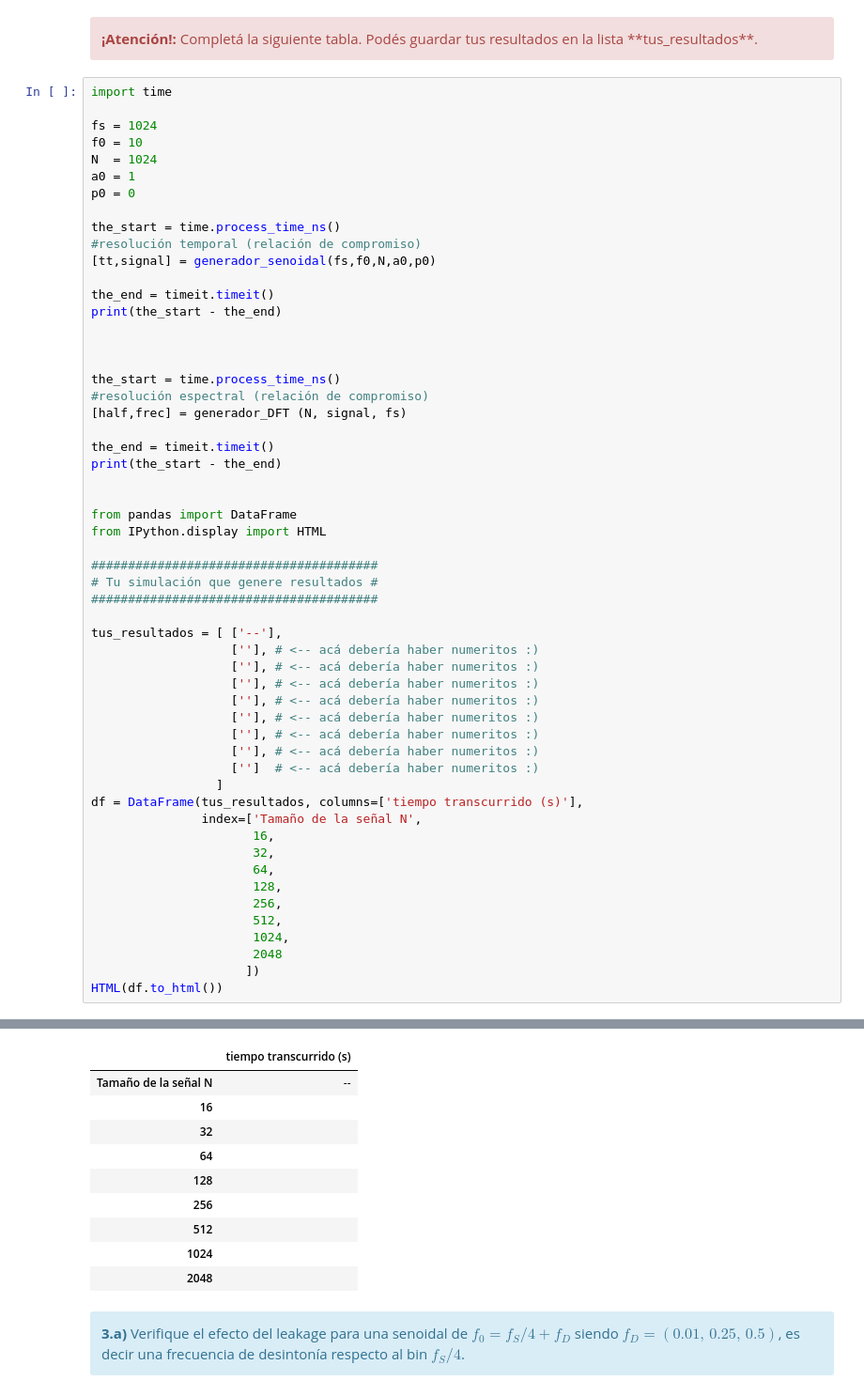
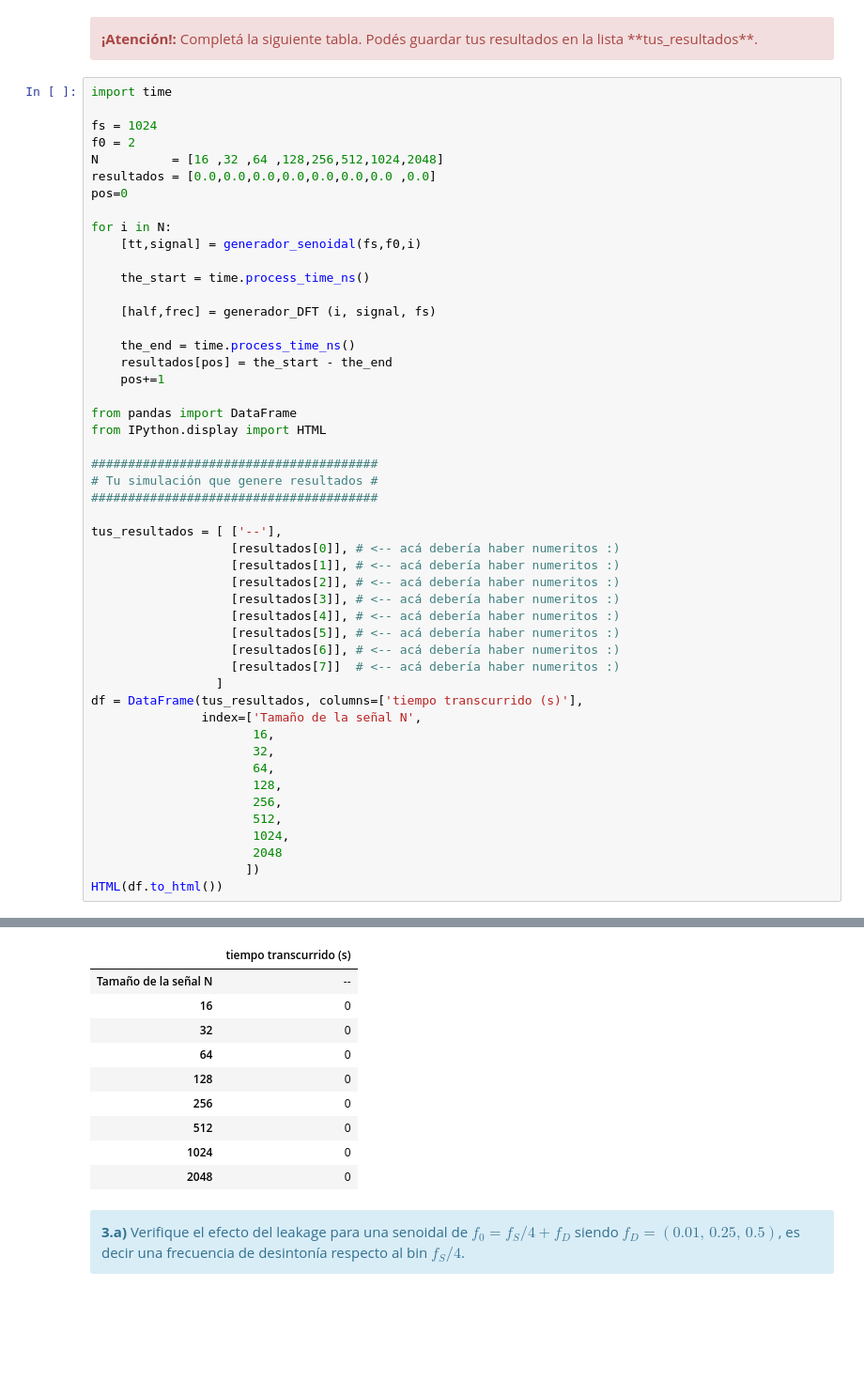
Before and after one commit to companyroberto/MSE_15psf, a Jupyter notebook: TP1 (v2) - Muestreo de señales - Forurier.ipynb, the cells around one changed output, grey strips where cells are left out. Shown at 94% size. Cells and saved outputs as stored; diff of their text form; blank space fills up the shorter version.

```diff
--- a/TP1 (v2) - Muestreo de señales - Forurier.ipynb
+++ b/TP1 (v2) - Muestreo de señales - Forurier.ipynb
@@ -330,27 +371,21 @@ hello
 import time
 
 fs = 1024
-f0 = 10
-N  = 1024
-a0 = 1
-p0 = 0
+f0 = 2
+N          = [16 ,32 ,64 ,128,256,512,1024,2048]
+resultados = [0.0,0.0,0.0,0.0,0.0,0.0,0.0 ,0.0]
+pos=0
 
-the_start = time.process_time_ns()
-#resolución temporal (relación de compromiso)
-[tt,signal] = generador_senoidal(fs,f0,N,a0,p0)
+for i in N:
+    [tt,signal] = generador_senoidal(fs,f0,i)
 
-the_end = timeit.timeit()
-print(the_start - the_end)
+    the_start = time.process_time_ns()
 
+    [half,frec] = generador_DFT (i, signal, fs)
 
-
-the_start = time.process_time_ns()
-#resolución espectral (relación de compromiso)
-[half,frec] = generador_DFT (N, signal, fs)
-
-the_end = timeit.timeit()
-print(the_start - the_end)
-
+    the_end = time.process_time_ns()
+    resultados[pos] = the_start - the_end
+    pos+=1
 
 from pandas import DataFrame
 from IPython.display import HTML
@@ -360,14 +395,14 @@ from IPython.display import HTML
 #######################################
 
 tus_resultados = [ ['--'],
-                   [''], # <-- acá debería haber numeritos :)
-                   [''], # <-- acá debería haber numeritos :)
-                   [''], # <-- acá debería haber numeritos :)
-                   [''], # <-- acá debería haber numeritos :)
-                   [''], # <-- acá debería haber numeritos :)
-                   [''], # <-- acá debería haber numeritos :)
-                   [''], # <-- acá debería haber numeritos :)
-                   ['']  # <-- acá debería haber numeritos :)
+                   [resultados[0]], # <-- acá debería haber numeritos :)
+                   [resultados[1]], # <-- acá debería haber numeritos :)
+                   [resultados[2]], # <-- acá debería haber numeritos :)
+                   [resultados[3]], # <-- acá debería haber numeritos :)
+                   [resultados[4]], # <-- acá debería haber numeritos :)
+                   [resultados[5]], # <-- acá debería haber numeritos :)
+                   [resultados[6]], # <-- acá debería haber numeritos :)
+                   [resultados[7]]  # <-- acá debería haber numeritos :)
                  ]
 df = DataFrame(tus_resultados, columns=['tiempo transcurrido (s)'],
                index=['Tamaño de la señal N',
@@ -387,13 +420,13 @@ HTML(df.to_html())
 |  | tiempo transcurrido (s) |
 | Tamaño de la señal N | -- |
-| 16 |  |
-| 32 |  |
-| 64 |  |
-| 128 |  |
-| 256 |  |
-| 512 |  |
-| 1024 |  |
-| 2048 |  |
+| 16 | 0 |
+| 32 | 0 |
+| 64 | 0 |
+| 128 | 0 |
+| 256 | 0 |
+| 512 | 0 |
+| 1024 | 0 |
+| 2048 | 0 |
 # %% [markdown]
 <div class="alert alert-block alert-info">
 <b>3.a)</b> Verifique el efecto del leakage para una senoidal de $f_0 = f_S/4 + f_D$ siendo $f_D = (0.01,\, 0.25,\, 0.5)$, es decir una frecuencia de desintonía respecto al bin $f_S/4$.
```
Also changed, not shown: parts of 7 cells of this notebook.
